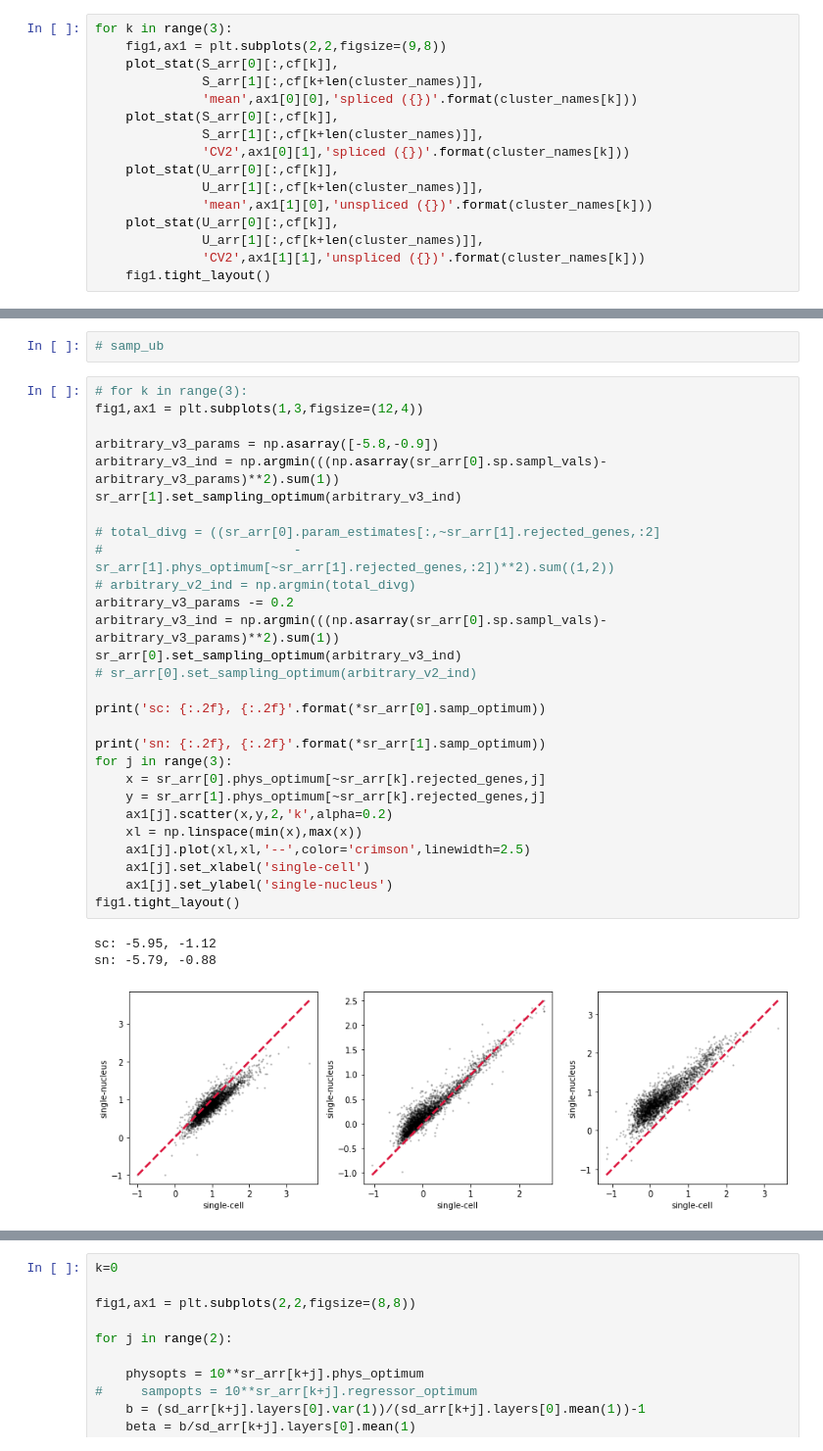
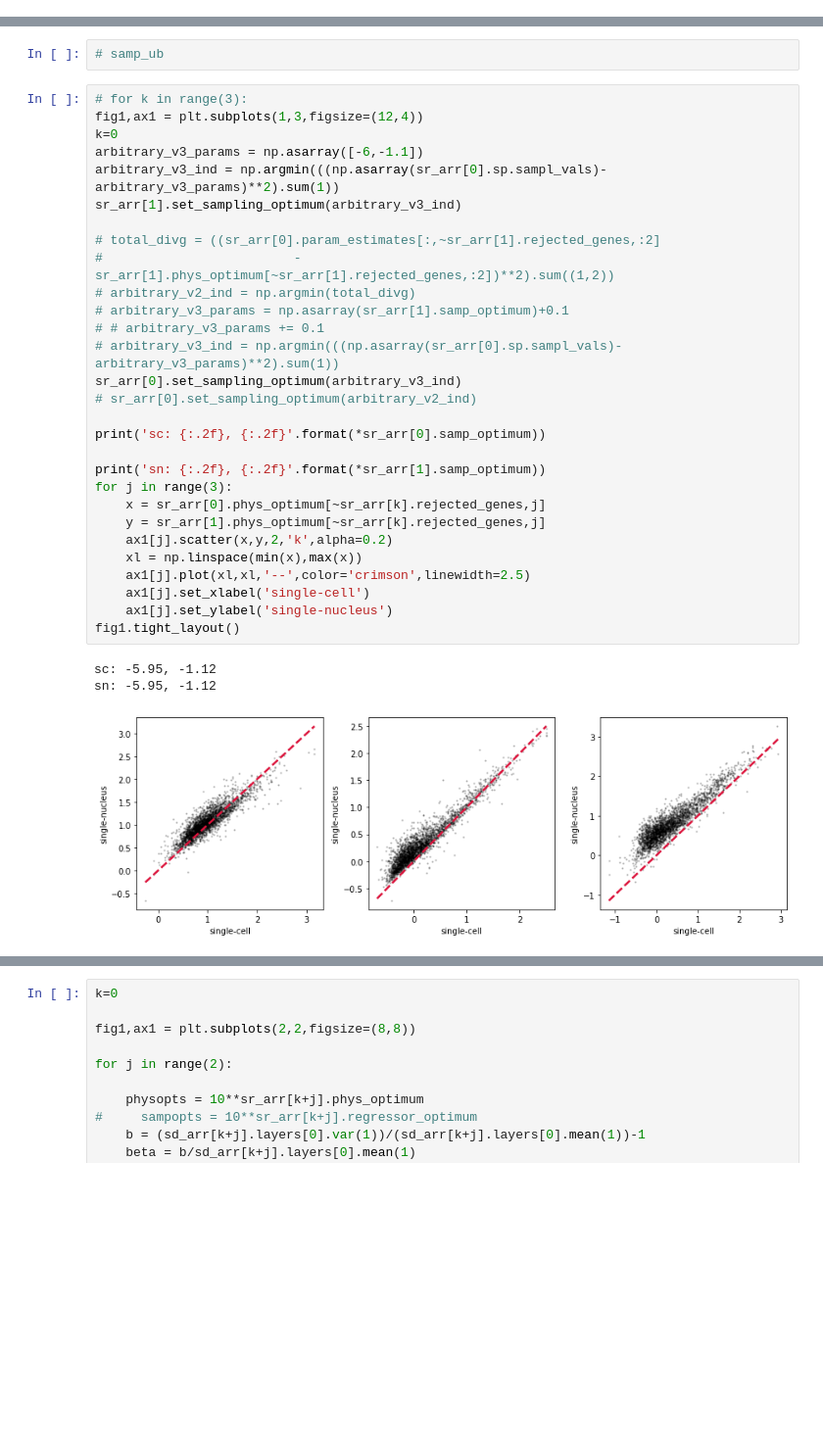
Before and after one commit to pachterlab/monod_examples, a Jupyter notebook: manuscript_computation/gg221209_brain_fit.ipynb, the cells around one changed output, grey strips where cells are left out. Shown at 98% size. Drawn from its saved outputs; the diff is of its cells as text; blank space fills up the shorter version.

```diff
--- a/manuscript_computation/gg221209_brain_fit.ipynb
+++ b/manuscript_computation/gg221209_brain_fit.ipynb
@@ -141,19 +141,3 @@ plt.xscale('log')
 plt.yscale('log')
 # %% [output]
 [figure]
-# %%
-for k in range(3):
-    fig1,ax1 = plt.subplots(2,2,figsize=(9,8))
-    plot_stat(S_arr[0][:,cf[k]],
-              S_arr[1][:,cf[k+len(cluster_names)]],
-              'mean',ax1[0][0],'spliced ({})'.format(cluster_names[k]))
-    plot_stat(S_arr[0][:,cf[k]],
-              S_arr[1][:,cf[k+len(cluster_names)]],
-              'CV2',ax1[0][1],'spliced ({})'.format(cluster_names[k]))
-    plot_stat(U_arr[0][:,cf[k]],
-              U_arr[1][:,cf[k+len(cluster_names)]],
-              'mean',ax1[1][0],'unspliced ({})'.format(cluster_names[k]))
-    plot_stat(U_arr[0][:,cf[k]],
-              U_arr[1][:,cf[k+len(cluster_names)]],
-              'CV2',ax1[1][1],'unspliced ({})'.format(cluster_names[k]))
-    fig1.tight_layout()
@@ -386,35 +361,36 @@ Offset: -0.11
 # %%
 # for k in range(3):
 fig1,ax1 = plt.subplots(1,3,figsize=(12,4))
-
-arbitrary_v3_params = np.asarray([-5.8,-0.9])
+k=0
+arbitrary_v3_params = np.asarray([-6,-1.1])
 arbitrary_v3_ind = np.argmin(((np.asarray(sr_arr[0].sp.sampl_vals)-arbitrary_v3_params)**2).sum(1))
 sr_arr[1].set_sampling_optimum(arbitrary_v3_ind)
 
 # total_divg = ((sr_arr[0].param_estimates[:,~sr_arr[1].rejected_genes,:2]
 #                         - sr_arr[1].phys_optimum[~sr_arr[1].rejected_genes,:2])**2).sum((1,2))
 # arbitrary_v2_ind = np.argmin(total_divg)
-arbitrary_v3_params -= 0.2
-arbitrary_v3_ind = np.argmin(((np.asarray(sr_arr[0].sp.sampl_vals)-arbitrary_v3_params)**2).sum(1))
+# arbitrary_v3_params = np.asarray(sr_arr[1].samp_optimum)+0.1
+# # arbitrary_v3_params += 0.1
+# arbitrary_v3_ind = np.argmin(((np.asarray(sr_arr[0].sp.sampl_vals)-arbitrary_v3_params)**2).sum(1))
 sr_arr[0].set_sampling_optimum(arbitrary_v3_ind)
 # sr_arr[0].set_sampling_optimum(arbitrary_v2_ind)
 
 print('sc: {:.2f}, {:.2f}'.format(*sr_arr[0].samp_optimum))
 
 print('sn: {:.2f}, {:.2f}'.format(*sr_arr[1].samp_optimum))
 for j in range(3):
     x = sr_arr[0].phys_optimum[~sr_arr[k].rejected_genes,j]
     y = sr_arr[1].phys_optimum[~sr_arr[k].rejected_genes,j]
     ax1[j].scatter(x,y,2,'k',alpha=0.2)
     xl = np.linspace(min(x),max(x))
     ax1[j].plot(xl,xl,'--',color='crimson',linewidth=2.5)
     ax1[j].set_xlabel('single-cell')
     ax1[j].set_ylabel('single-nucleus')
 fig1.tight_layout()
 # %% [output]
 sc: -5.95, -1.12
-sn: -5.79, -0.88
+sn: -5.95, -1.12
-[figure, old version]
+[figure, new version]
 # %%
 # arbitrary_v3_params = np.asarray([-6.5,0])
 # arbitrary_v3_ind = np.argmin(((np.asarray(sr_arr[0].sp.sampl_vals)-arbitrary_v3_params)**2).sum(1))
```
Also changed, not shown: parts of 8 cells of this notebook, 1 other file.
